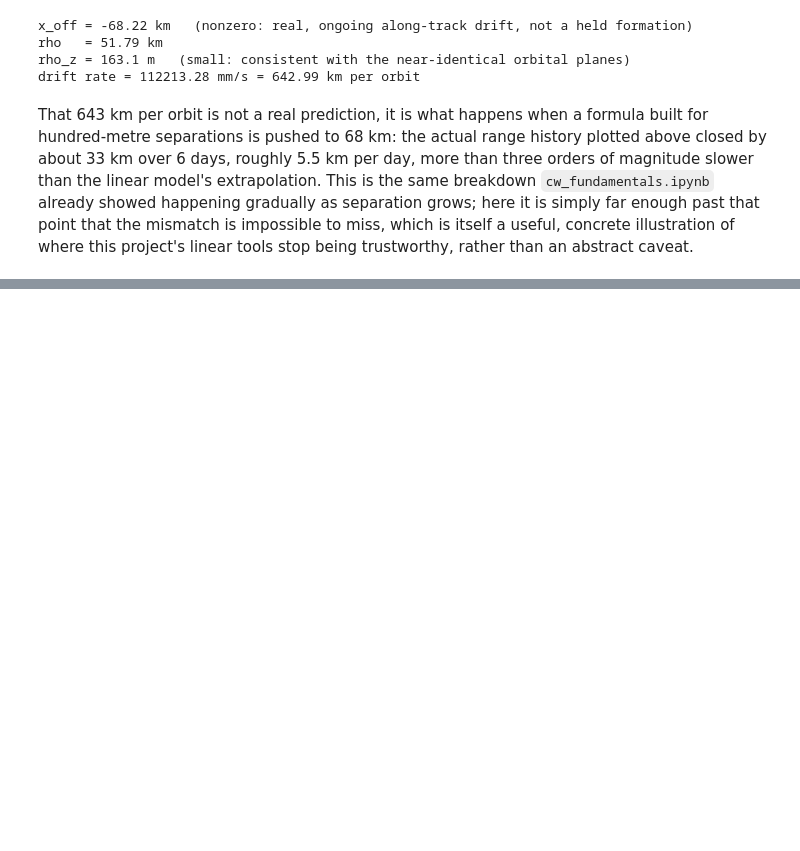
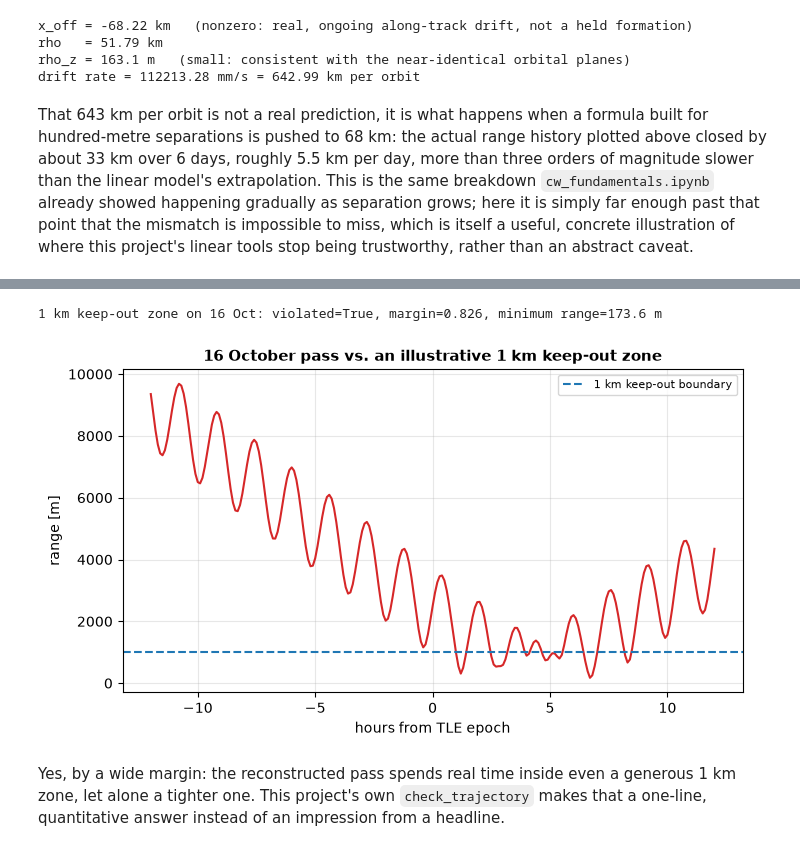
Before and after one commit to giovannifacchinetti99/ios-mission-planner, a Jupyter notebook: examples/cosmos2612_iceye_x36_rpo.ipynb, the cells around one changed output, grey strips where cells are left out. Drawn from its saved outputs; the diff is of its cells as text; code cells hidden in the pictures; blank space fills up the shorter version.

```diff
--- a/examples/cosmos2612_iceye_x36_rpo.ipynb
+++ b/examples/cosmos2612_iceye_x36_rpo.ipynb
@@ -123,0 +263,33 @@ The next step, if it is worth taking, is historical TLEs bracketing 15 to 19 Oct
+# %%
+from ios_mission_planner.safety.keepout import KeepOutEllipsoid, check_trajectory
+
+sats = historical_tles["2026-10-16"]
+sat_c, sat_i = Satrec.twoline2rv(*sats[68762]), Satrec.twoline2rv(*sats[59103])
+jd0, fr0 = jd_from_tle_epoch(sats[59103][0])
+
+hours = np.arange(-12, 12.01, 0.1)
+positions = []
+for dh in hours:
+    jd, fr = jd0, fr0 + dh / 24.0
+    ec, rc, vc = sat_c.sgp4(jd, fr)
+    ei, ri, vi = sat_i.sgp4(jd, fr)
+    positions.append(inertial_to_lvlh(np.array(ri + vi), np.array(rc + vc))[:3] * 1e3)
+positions = np.array(positions)
+
+zone = KeepOutEllipsoid(a=1000.0, b=1000.0, c=1000.0)
+violated, margin, mask = check_trajectory(positions, zone)
+print(f"1 km keep-out zone on 16 Oct: violated={violated}, margin={margin:.3f}, "
+      f"minimum range={np.linalg.norm(positions, axis=1).min():.1f} m")
+
+fig, ax = plt.subplots(figsize=(8, 4.2))
+ax.plot(hours, np.linalg.norm(positions, axis=1), color=COL_NUM)
+ax.axhline(zone.a, color=COL_ANA, ls="--", label="1 km keep-out boundary")
+ax.set_xlabel("hours from TLE epoch"); ax.set_ylabel("range [m]")
+ax.set_title("16 October pass vs. an illustrative 1 km keep-out zone")
+ax.legend(fontsize=8)
+plt.show()
+# %% [output]
+1 km keep-out zone on 16 Oct: violated=True, margin=0.826, minimum range=173.6 m
+[figure, added]
+# %% [markdown]
+Yes, by a wide margin: the reconstructed pass spends real time inside even a generous 1 km zone, let alone a tighter one. This project's own `check_trajectory` makes that a one-line, quantitative answer instead of an impression from a headline.
```
Also changed, not shown: parts of 10 cells of this notebook.
